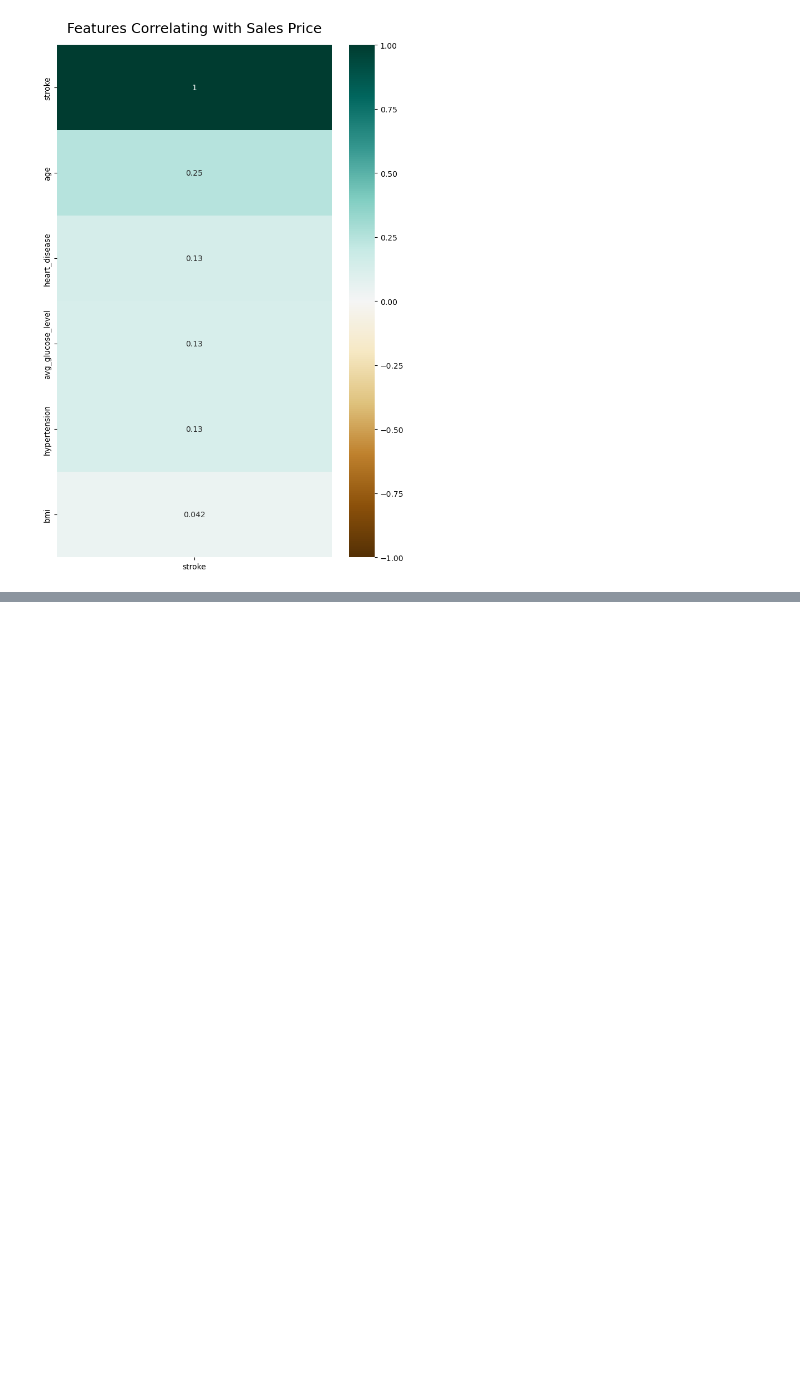
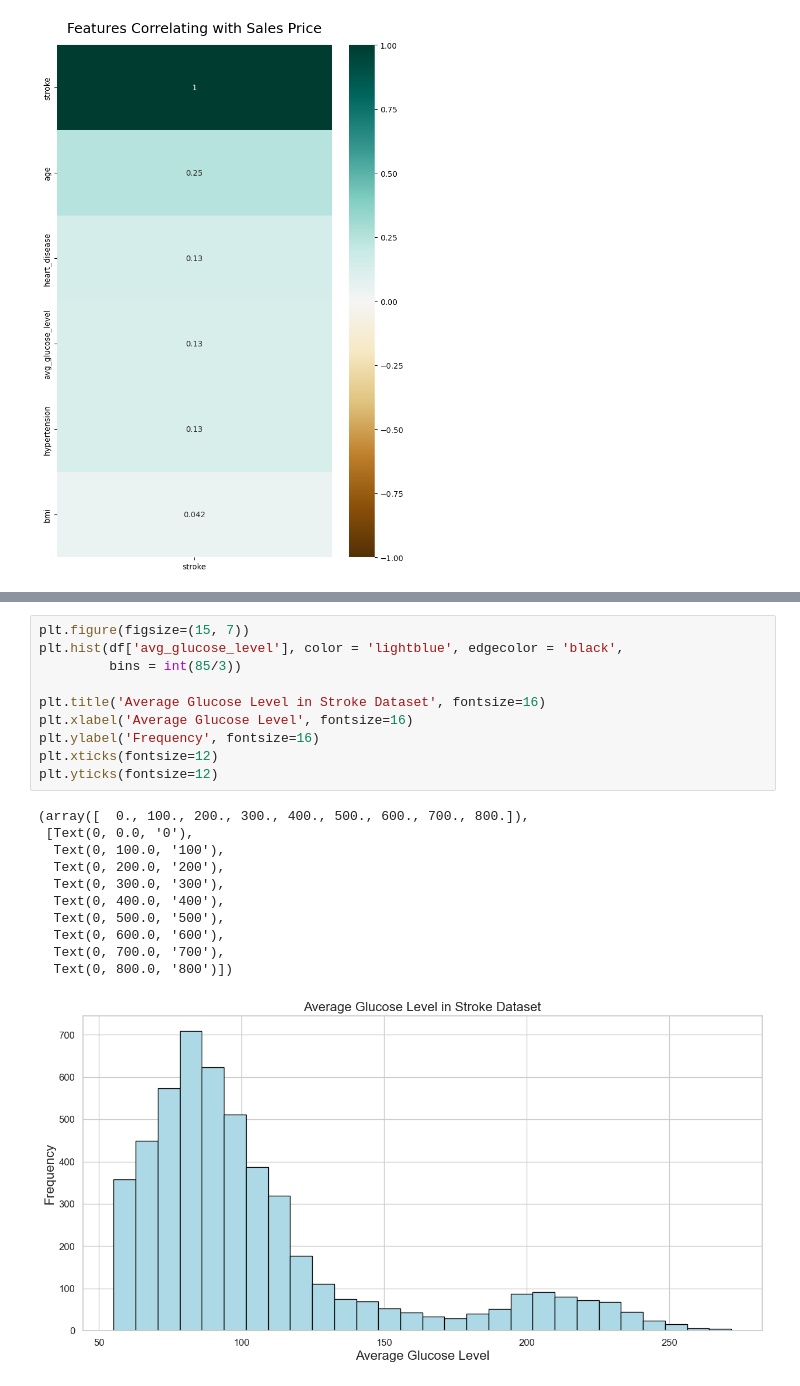
Before and after one commit to ensiklopedical/classification-ml-stroke, a Jupyter notebook: Classification Model - Stroke.ipynb, the cells around one changed output, grey strips where cells are left out. Drawn from its saved outputs; the diff is of its cells as text; blank space fills up the shorter version.

```diff
--- a/Classification Model - Stroke.ipynb
+++ b/Classification Model - Stroke.ipynb
@@ -221,0 +244,22 @@ Name: smoking_status, dtype: int64
+# %%
+plt.figure(figsize=(15, 7))
+plt.hist(df['avg_glucose_level'], color = 'lightblue', edgecolor = 'black',
+         bins = int(85/3))
+
+plt.title('Average Glucose Level in Stroke Dataset', fontsize=16)
+plt.xlabel('Average Glucose Level', fontsize=16)
+plt.ylabel('Frequency', fontsize=16)
+plt.xticks(fontsize=12)
+plt.yticks(fontsize=12)
+# %% [output]
+(array([  0., 100., 200., 300., 400., 500., 600., 700., 800.]),
+ [Text(0, 0.0, '0'),
+  Text(0, 100.0, '100'),
+  Text(0, 200.0, '200'),
+  Text(0, 300.0, '300'),
+  Text(0, 400.0, '400'),
+  Text(0, 500.0, '500'),
+  Text(0, 600.0, '600'),
+  Text(0, 700.0, '700'),
+  Text(0, 800.0, '800')])
+[figure, added]
```
Also changed, not shown: parts of 21 cells of this notebook.
